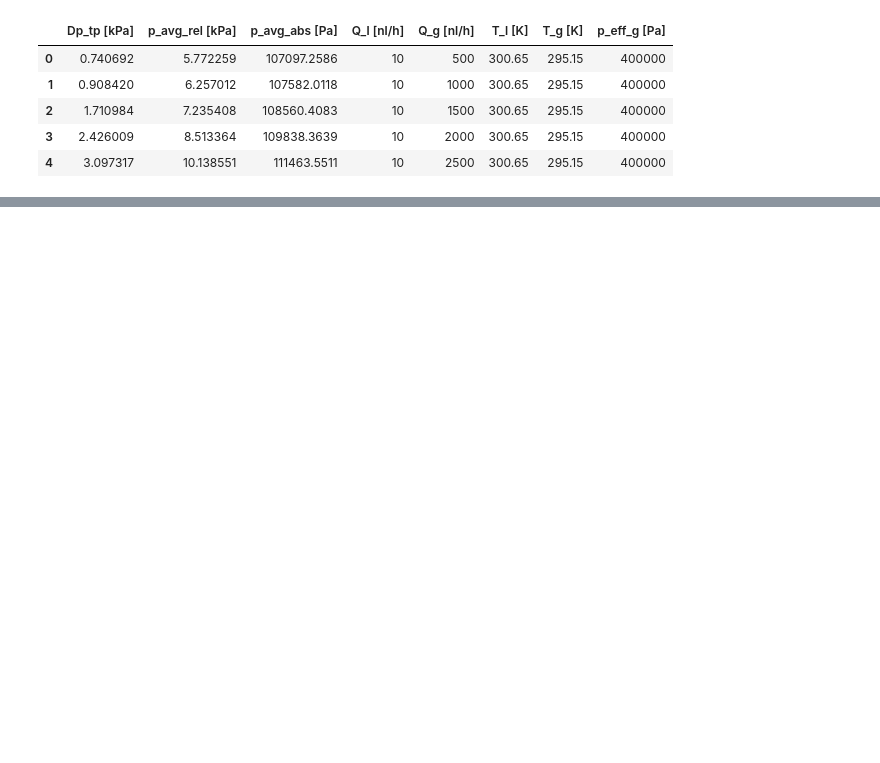
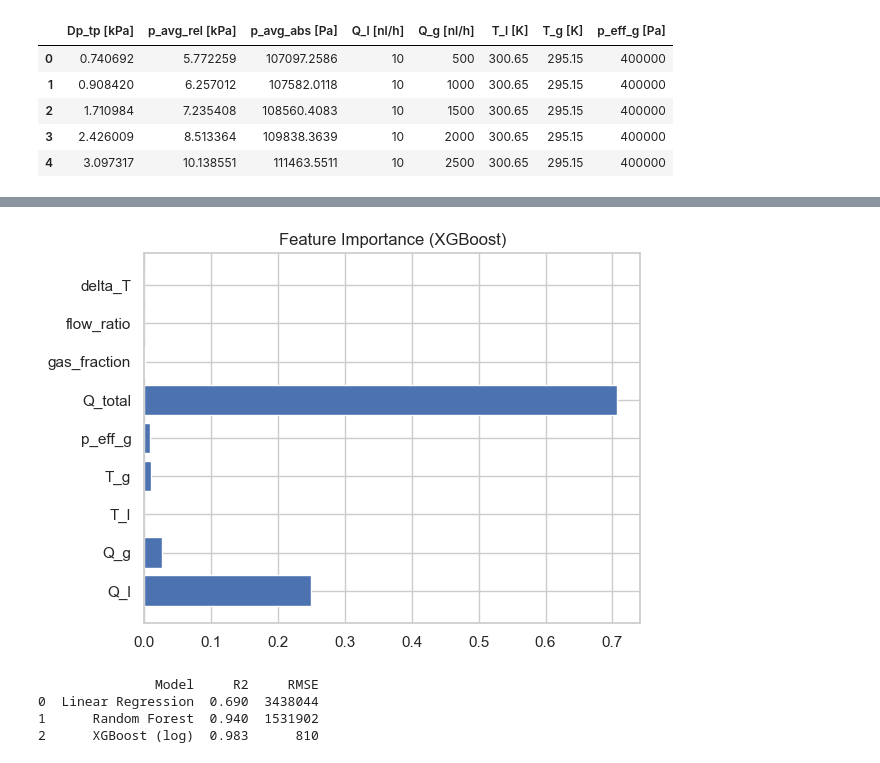
Before and after one commit to dishajain2005/ML-Based-Prediction-of-Pressure-Drop-in-Internal-Flows, a Jupyter notebook: pressure_drop_ml/notebooks/pressure_drop.ipynb, the cells around one changed output, grey strips where cells are left out. Drawn from its saved outputs; the diff is of its cells as text; code cells hidden in the pictures; blank space fills up the shorter version.

```diff
--- a/pressure_drop_ml/notebooks/pressure_drop.ipynb
+++ b/pressure_drop_ml/notebooks/pressure_drop.ipynb
@@ -137,0 +154,2 @@ plt.show()
+# %%
+y = np.log(df["Dp_tp"])
@@ -137,0 +213,23 @@ plt.show()
+# %%
+import matplotlib.pyplot as plt
+
+plt.barh(X.columns, xgb.feature_importances_)
+plt.title("Feature Importance (XGBoost)")
+plt.show()
+# %% [output]
+[figure, added]
+# %%
+import pandas as pd
+
+results = pd.DataFrame({
+    "Model": ["Linear Regression", "Random Forest", "XGBoost (log)"],
+    "R2": [0.69, 0.94, 0.983],
+    "RMSE": [3438044, 1531902, 810]
+})
+
+print(results)
+# %% [output]
+               Model     R2     RMSE
+0  Linear Regression  0.690  3438044
+1      Random Forest  0.940  1531902
+2      XGBoost (log)  0.983      810
```
Also changed, not shown: parts of 22 cells of this notebook.
